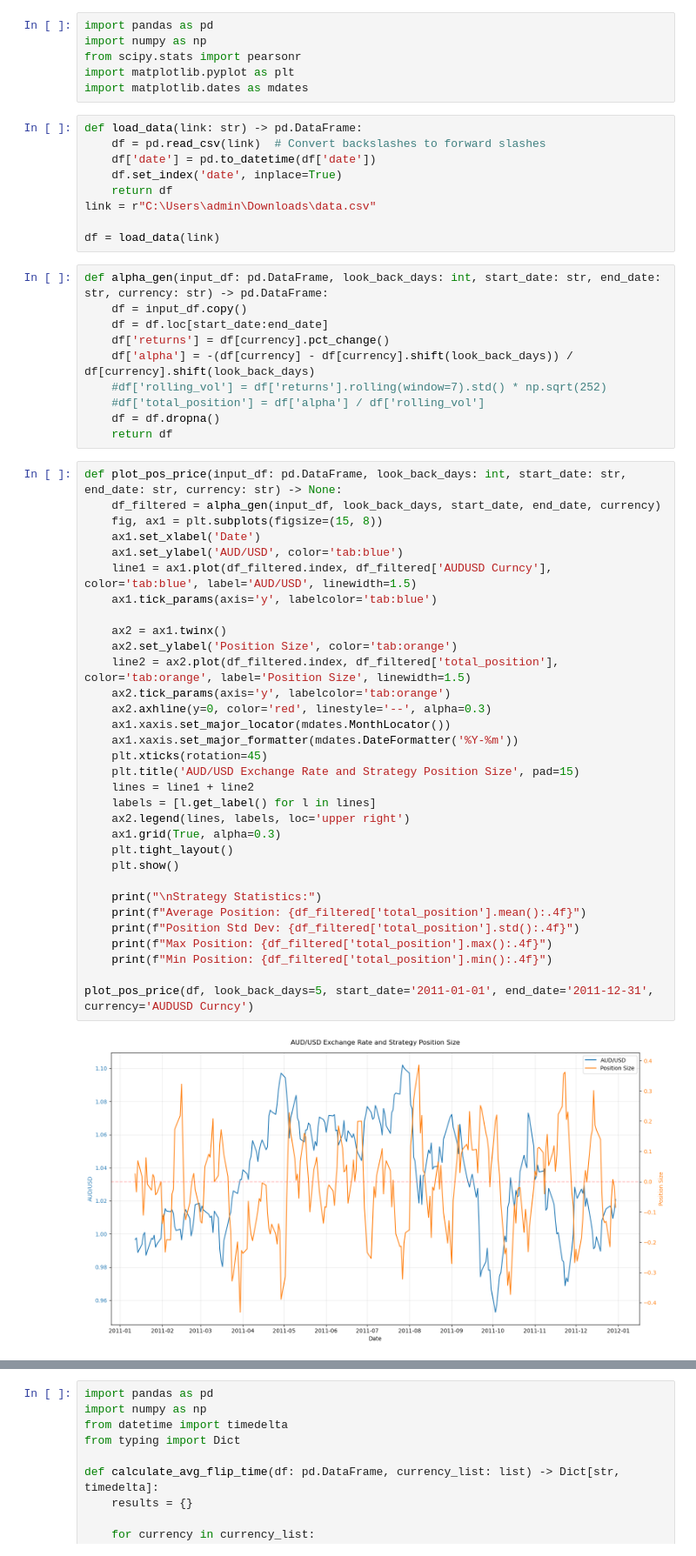
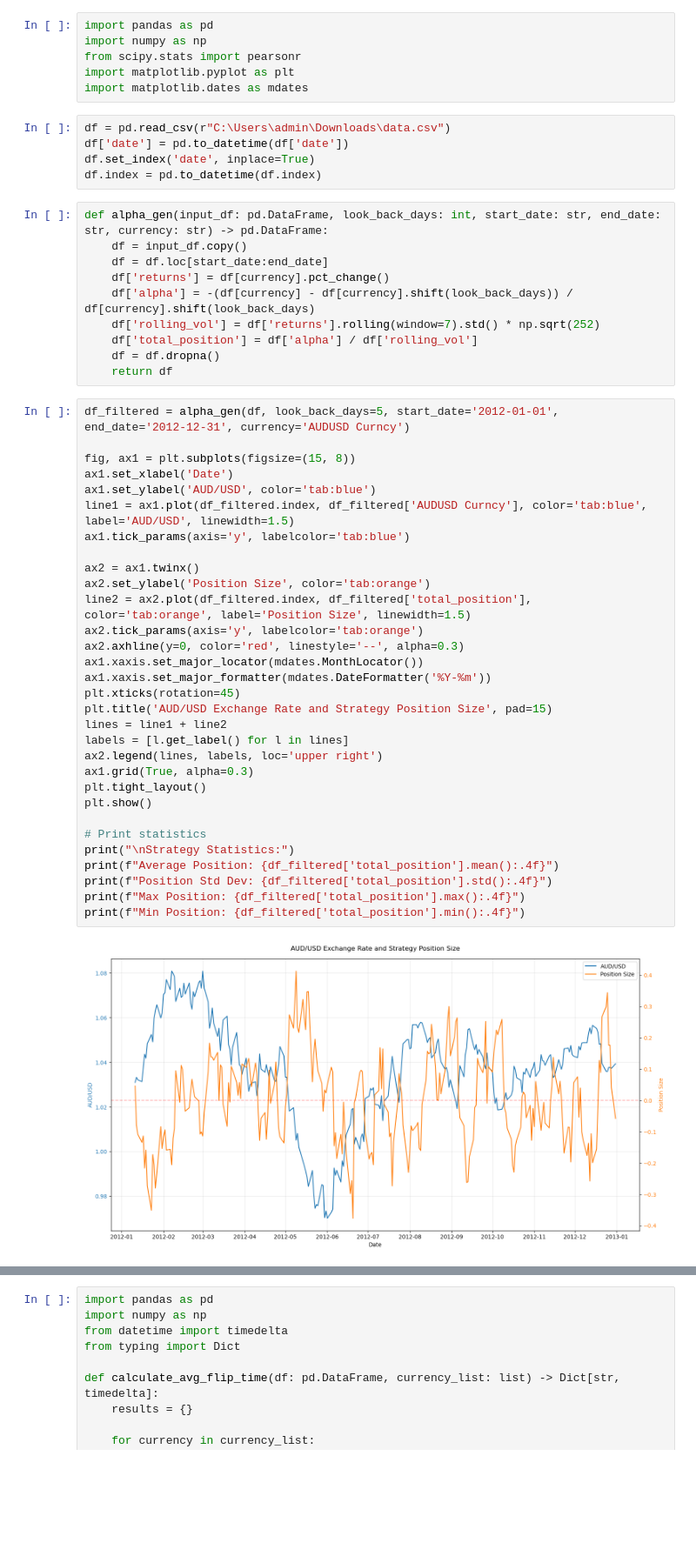
Before and after one commit to ShengHaozz/NUSiQF-FX, a Jupyter notebook: NUSiFX.ipynb, the cells around one changed output, grey strips where cells are left out. Shown at 87% size. Saved outputs shown, nothing was run; the diff lists cells and outputs as text; blank space fills up the shorter version.

```diff
--- a/NUSiFX.ipynb
+++ b/NUSiFX.ipynb
@@ -5,56 +5,51 @@ from scipy.stats import pearsonr
 import matplotlib.pyplot as plt
 import matplotlib.dates as mdates
 # %%
-def load_data(link: str) -> pd.DataFrame:
-    df = pd.read_csv(link)  # Convert backslashes to forward slashes
-    df['date'] = pd.to_datetime(df['date'])
-    df.set_index('date', inplace=True)
-    return df
-link = r"C:\Users\admin\Downloads\data.csv"
-
-df = load_data(link)
+df = pd.read_csv(r"C:\Users\admin\Downloads\data.csv")
+df['date'] = pd.to_datetime(df['date'])
+df.set_index('date', inplace=True)
+df.index = pd.to_datetime(df.index)
 # %%
 def alpha_gen(input_df: pd.DataFrame, look_back_days: int, start_date: str, end_date: str, currency: str) -> pd.DataFrame:
     df = input_df.copy()
     df = df.loc[start_date:end_date]
     df['returns'] = df[currency].pct_change()
     df['alpha'] = -(df[currency] - df[currency].shift(look_back_days)) / df[currency].shift(look_back_days)
-    #df['rolling_vol'] = df['returns'].rolling(window=7).std() * np.sqrt(252)
-    #df['total_position'] = df['alpha'] / df['rolling_vol']
+    df['rolling_vol'] = df['returns'].rolling(window=7).std() * np.sqrt(252)
+    df['total_position'] = df['alpha'] / df['rolling_vol']
     df = df.dropna()
     return df
 # %%
-def plot_pos_price(input_df: pd.DataFrame, look_back_days: int, start_date: str, end_date: str, currency: str) -> None:
-    df_filtered = alpha_gen(input_df, look_back_days, start_date, end_date, currency)
-    fig, ax1 = plt.subplots(figsize=(15, 8))
-    ax1.set_xlabel('Date')
-    ax1.set_ylabel('AUD/USD', color='tab:blue')
-    line1 = ax1.plot(df_filtered.index, df_filtered['AUDUSD Curncy'], color='tab:blue', label='AUD/USD', linewidth=1.5)
-    ax1.tick_params(axis='y', labelcolor='tab:blue')
+df_filtered = alpha_gen(df, look_back_days=5, start_date='2012-01-01', end_date='2012-12-31', currency='AUDUSD Curncy')
 
-    ax2 = ax1.twinx()
-    ax2.set_ylabel('Position Size', color='tab:orange')
-    line2 = ax2.plot(df_filtered.index, df_filtered['total_position'], color='tab:orange', label='Position Size', linewidth=1.5)
-    ax2.tick_params(axis='y', labelcolor='tab:orange')
-    ax2.axhline(y=0, color='red', linestyle='--', alpha=0.3)
-    ax1.xaxis.set_major_locator(mdates.MonthLocator())
-    ax1.xaxis.set_major_formatter(mdates.DateFormatter('%Y-%m'))
-    plt.xticks(rotation=45)
-    plt.title('AUD/USD Exchange Rate and Strategy Position Size', pad=15)
-    lines = line1 + line2
-    labels = [l.get_label() for l in lines]
-    ax2.legend(lines, labels, loc='upper right')
-    ax1.grid(True, alpha=0.3)
-    plt.tight_layout()
-    plt.show()
+fig, ax1 = plt.subplots(figsize=(15, 8))
+ax1.set_xlabel('Date')
+ax1.set_ylabel('AUD/USD', color='tab:blue')
+line1 = ax1.plot(df_filtered.index, df_filtered['AUDUSD Curncy'], color='tab:blue', label='AUD/USD', linewidth=1.5)
+ax1.tick_params(axis='y', labelcolor='tab:blue')
 
-    print("\nStrategy Statistics:")
-    print(f"Average Position: {df_filtered['total_position'].mean():.4f}")
-    print(f"Position Std Dev: {df_filtered['total_position'].std():.4f}")
-    print(f"Max Position: {df_filtered['total_position'].max():.4f}")
-    print(f"Min Position: {df_filtered['total_position'].min():.4f}")
+ax2 = ax1.twinx()
+ax2.set_ylabel('Position Size', color='tab:orange')
+line2 = ax2.plot(df_filtered.index, df_filtered['total_position'], color='tab:orange', label='Position Size', linewidth=1.5)
+ax2.tick_params(axis='y', labelcolor='tab:orange')
+ax2.axhline(y=0, color='red', linestyle='--', alpha=0.3)
+ax1.xaxis.set_major_locator(mdates.MonthLocator())
+ax1.xaxis.set_major_formatter(mdates.DateFormatter('%Y-%m'))
+plt.xticks(rotation=45)
+plt.title('AUD/USD Exchange Rate and Strategy Position Size', pad=15)
+lines = line1 + line2
+labels = [l.get_label() for l in lines]
+ax2.legend(lines, labels, loc='upper right')
+ax1.grid(True, alpha=0.3)
+plt.tight_layout()
+plt.show()
 
-plot_pos_price(df, look_back_days=5, start_date='2011-01-01', end_date='2011-12-31', currency='AUDUSD Curncy')
+# Print statistics
+print("\nStrategy Statistics:")
+print(f"Average Position: {df_filtered['total_position'].mean():.4f}")
+print(f"Position Std Dev: {df_filtered['total_position'].std():.4f}")
+print(f"Max Position: {df_filtered['total_position'].max():.4f}")
+print(f"Min Position: {df_filtered['total_position'].min():.4f}")
 # %% [output]
-[figure, old version]
+[figure, new version]
 Strategy Statistics:
```
Also changed, not shown: parts of 2 cells of this notebook.
